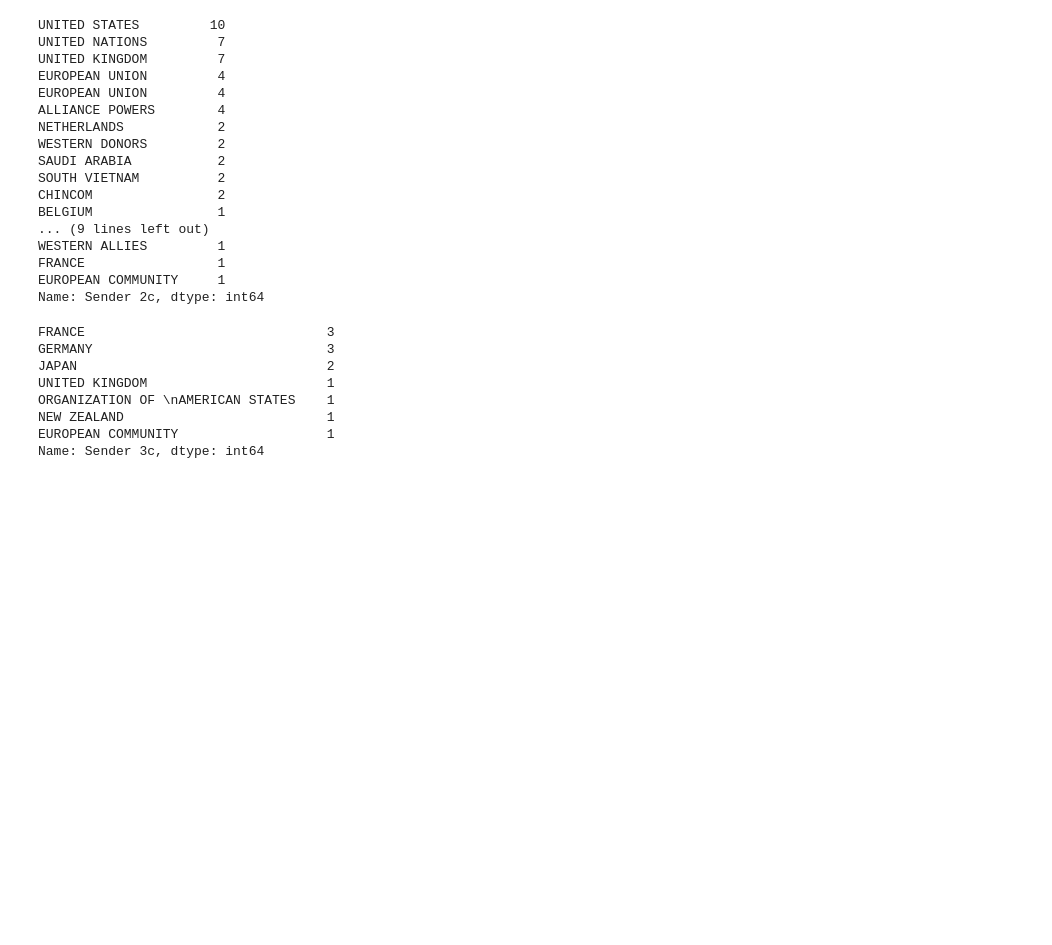
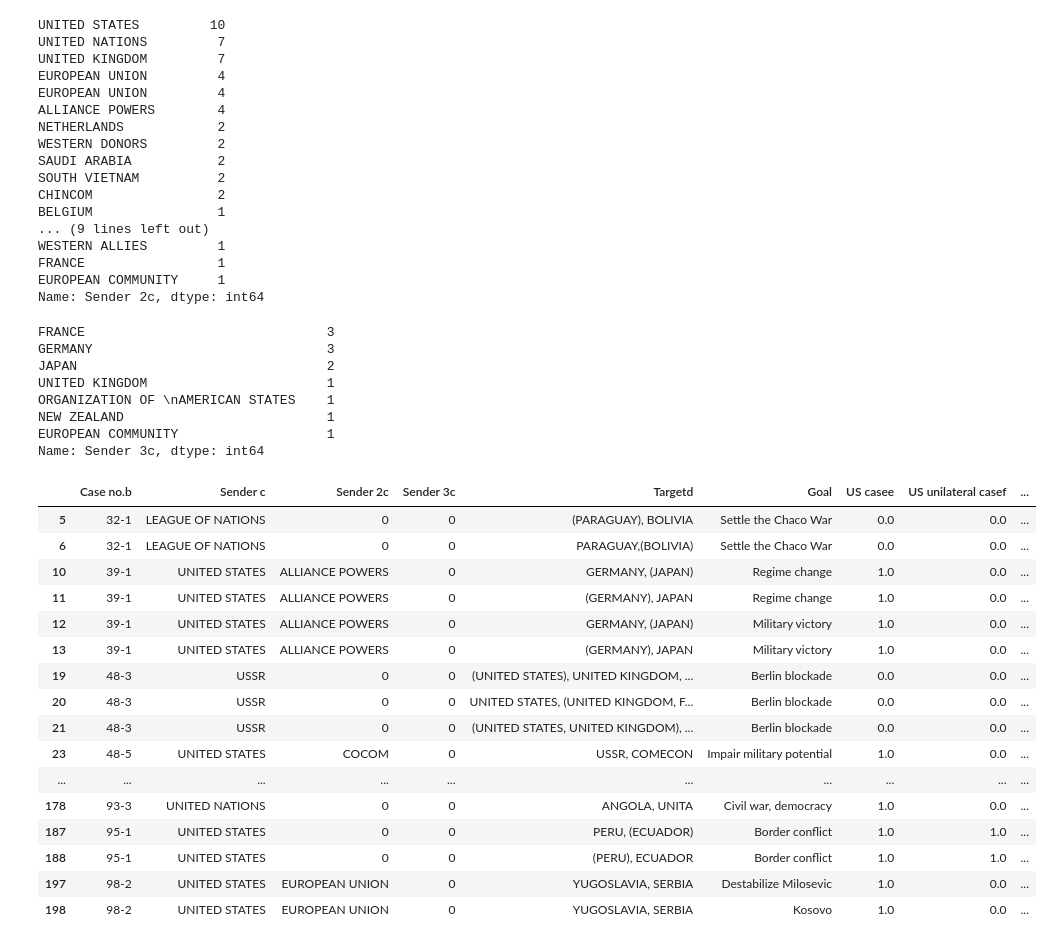
Before and after one commit to cedricsoares/economic_sanction_model, a Jupyter notebook: Sanction_eco.ipynb, the cells around one changed output. Saved outputs shown, nothing was run; the diff lists cells and outputs as text; code cells hidden in the pictures; blank space fills up the shorter version.

```diff
--- a/Sanction_eco.ipynb
+++ b/Sanction_eco.ipynb
@@ -143,7 +143,7 @@ dtype: int64
 # %% [markdown]
 ## Remplacement des Na values par 0
 # %%
-df_awa = df_awa.fillna(0)
+df_awat = df_awa.fillna(0)
 # %%
 df_awa
 # %% [output]
@@ -287,3 +287,23 @@ ORGANIZATION OF \nAMERICAN STATES    1
 NEW ZEALAND                          1
 EUROPEAN COMMUNITY                   1
 Name: Sender 3c, dtype: int64
+# %%
+df_awa[df_awa['Targetd'].str.contains(',')]
+# %% [output]
+|  | Case no.b | Sender c | Sender 2c | Sender 3c | Targetd | Goal | US casee | US unilateral casef | ... |
+| 5 | 32-1 | LEAGUE OF NATIONS | 0 | 0 | (PARAGUAY), BOLIVIA | Settle the Chaco War | 0.0 | 0.0 | ... |
+| 6 | 32-1 | LEAGUE OF NATIONS | 0 | 0 | PARAGUAY,(BOLIVIA) | Settle the Chaco War | 0.0 | 0.0 | ... |
+| 10 | 39-1 | UNITED STATES | ALLIANCE POWERS | 0 | GERMANY, (JAPAN) | Regime change | 1.0 | 0.0 | ... |
+| 11 | 39-1 | UNITED STATES | ALLIANCE POWERS | 0 | (GERMANY), JAPAN | Regime change | 1.0 | 0.0 | ... |
+| 12 | 39-1 | UNITED STATES | ALLIANCE POWERS | 0 | GERMANY, (JAPAN) | Military victory | 1.0 | 0.0 | ... |
+| 13 | 39-1 | UNITED STATES | ALLIANCE POWERS | 0 | (GERMANY), JAPAN | Military victory | 1.0 | 0.0 | ... |
+| 19 | 48-3 | USSR | 0 | 0 | (UNITED STATES), UNITED KINGDOM, ... | Berlin blockade | 0.0 | 0.0 | ... |
+| 20 | 48-3 | USSR | 0 | 0 | UNITED STATES, (UNITED KINGDOM, F... | Berlin blockade | 0.0 | 0.0 | ... |
+| 21 | 48-3 | USSR | 0 | 0 | (UNITED STATES, UNITED KINGDOM), ... | Berlin blockade | 0.0 | 0.0 | ... |
+| 23 | 48-5 | UNITED STATES | COCOM | 0 | USSR, COMECON | Impair military potential | 1.0 | 0.0 | ... |
+| ... | ... | ... | ... | ... | ... | ... | ... | ... | ... |
+| 178 | 93-3 | UNITED NATIONS | 0 | 0 | ANGOLA, UNITA | Civil war, democracy | 1.0 | 0.0 | ... |
+| 187 | 95-1 | UNITED STATES | 0 | 0 | PERU, (ECUADOR) | Border conflict | 1.0 | 1.0 | ... |
+| 188 | 95-1 | UNITED STATES | 0 | 0 | (PERU), ECUADOR | Border conflict | 1.0 | 1.0 | ... |
+| 197 | 98-2 | UNITED STATES | EUROPEAN UNION | 0 | YUGOSLAVIA, SERBIA | Destabilize Milosevic | 1.0 | 0.0 | ... |
+| 198 | 98-2 | UNITED STATES | EUROPEAN UNION | 0 | YUGOSLAVIA, SERBIA | Kosovo | 1.0 | 0.0 | ... |
```
Also changed, not shown: parts of 17 cells of this notebook.
